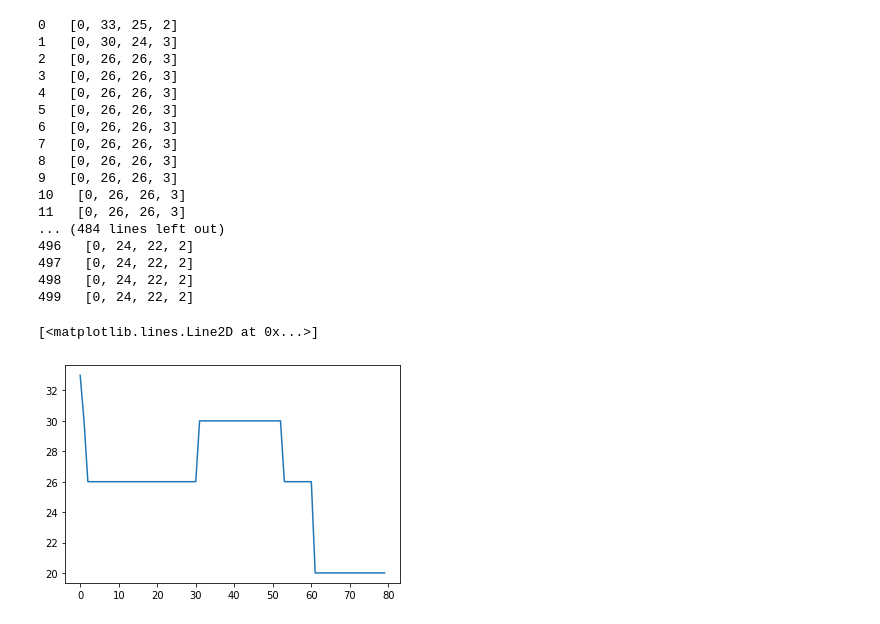
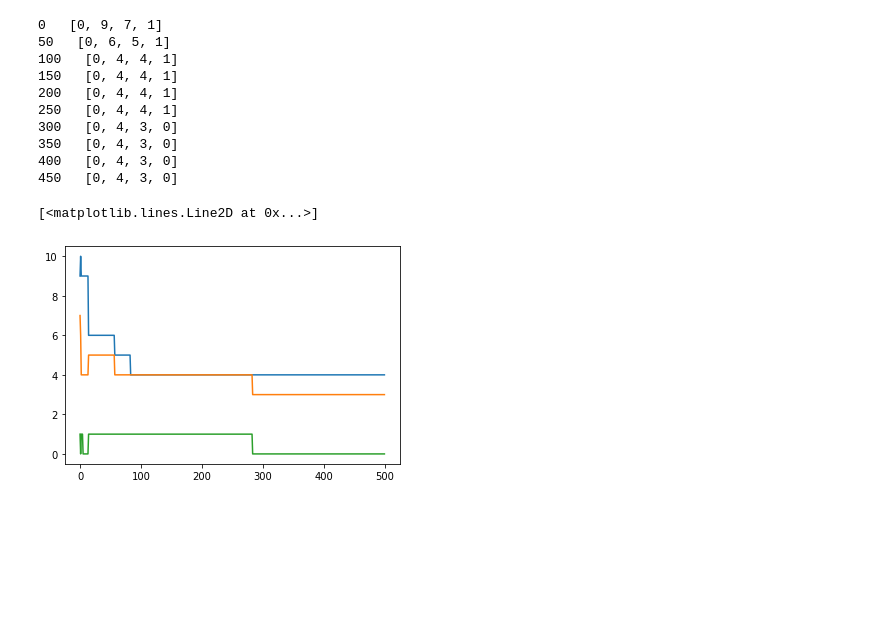
Before and after one commit to Nguyen-duc-quyen/Simple-University-Timetabling-Problem, a Jupyter notebook: GA.ipynb, the cells around one changed output. Drawn from its saved outputs; the diff is of its cells as text; code cells hidden in the pictures; blank space fills up the shorter version.

```diff
--- a/GA.ipynb
+++ b/GA.ipynb
@@ -3,7 +3,7 @@ import random as rd
 from collections import defaultdict
 import numpy as np
 # %%
-with open("data/test15.txt") as f:
+with open("data/test13.txt") as f:
     lines = f.readlines()
 # %%
 ncourse = int(lines[0].split()[0])
@@ -223,7 +223,8 @@ while populations[0].fitness() != 1.0:
     populations = crossover(populations)
     populations = mutate(populations)
     populations = sorted(populations, key=lambda schedule: schedule.fitness(), reverse=True)
-    print(cnt, ' ', populations[0].errors())
+    if cnt % 50 == 0:
+      print(cnt, ' ', populations[0].errors())
     if cnt % 1 == 0:
         x.append(cnt)
         y1.append(populations[0].errors()[1])
@@ -235,30 +236,22 @@ while populations[0].fitness() != 1.0:
     if cnt == 500:
         break
 # %% [output]
-0   [0, 33, 25, 2]
-1   [0, 30, 24, 3]
-2   [0, 26, 26, 3]
-3   [0, 26, 26, 3]
-4   [0, 26, 26, 3]
-5   [0, 26, 26, 3]
-6   [0, 26, 26, 3]
-7   [0, 26, 26, 3]
-8   [0, 26, 26, 3]
-9   [0, 26, 26, 3]
-10   [0, 26, 26, 3]
-11   [0, 26, 26, 3]
-... (484 lines left out)
-496   [0, 24, 22, 2]
-497   [0, 24, 22, 2]
-498   [0, 24, 22, 2]
-499   [0, 24, 22, 2]
+0   [0, 9, 7, 1]
+50   [0, 6, 5, 1]
+100   [0, 4, 4, 1]
+150   [0, 4, 4, 1]
+200   [0, 4, 4, 1]
+250   [0, 4, 4, 1]
+300   [0, 4, 3, 0]
+350   [0, 4, 3, 0]
+400   [0, 4, 3, 0]
+450   [0, 4, 3, 0]
-# %%
-x = range(0, 80)
-y = y1[0:80]
 # %%
 import matplotlib.pyplot as plt
 # %%
-plt.plot(x, y, linestyle="-")
+plt.plot(x, y1, linestyle="-")
+plt.plot(x, y2, linestyle="-")
+plt.plot(x, y3, linestyle="-")
 # %% [output]
 [<matplotlib.lines.Line2D at 0x...>]
-[figure, old version]
+[figure, new version]
```
Also changed, not shown: 2 other files.
